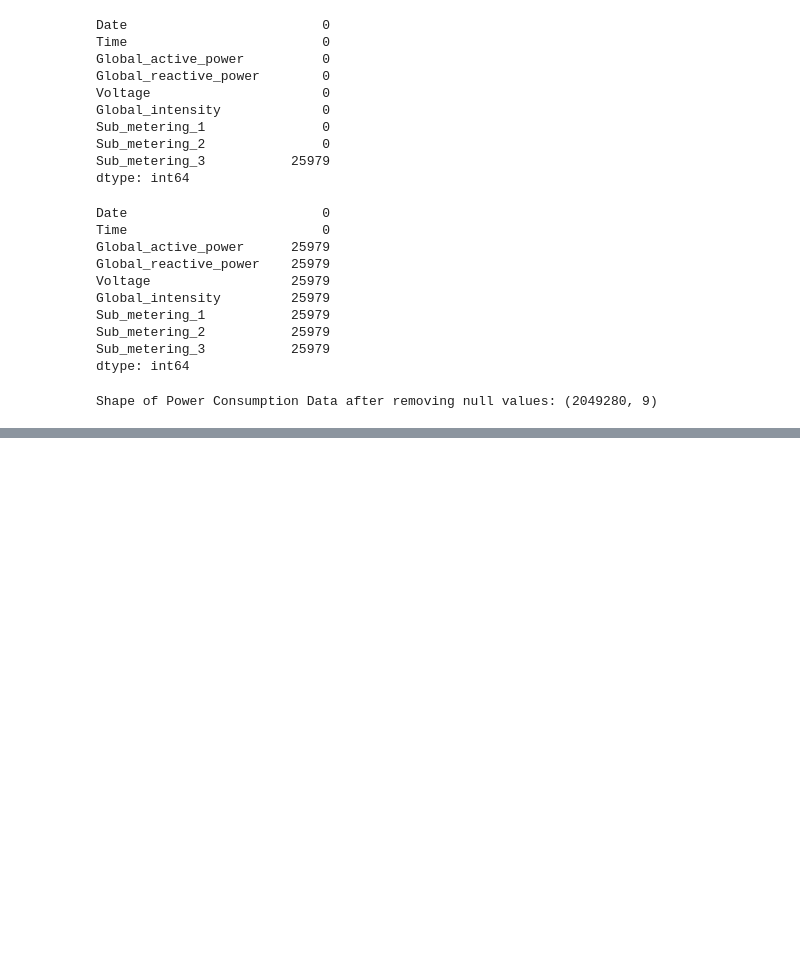
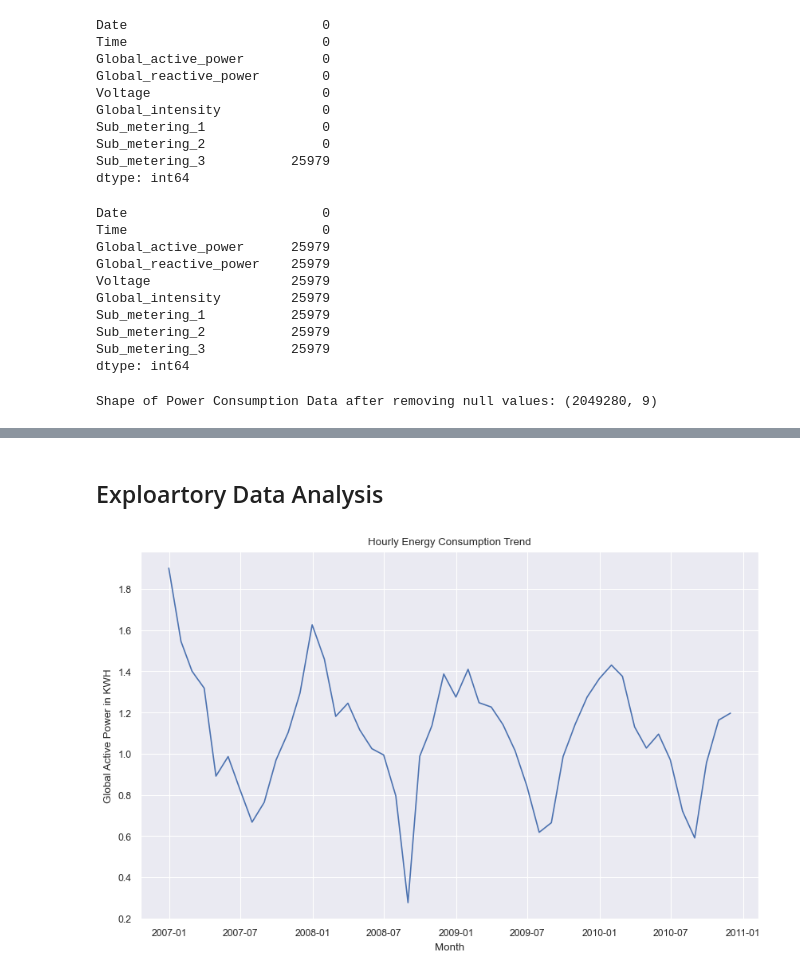
Before and after one commit to Shubhamchaurasia014/Energy-Consumption-Analytics, a Jupyter notebook: power_consumption_analysis.ipynb, the cells around one changed output, grey strips where cells are left out. Cells and saved outputs as stored; diff of their text form; code cells hidden in the pictures; blank space fills up the shorter version.

```diff
--- a/power_consumption_analysis.ipynb
+++ b/power_consumption_analysis.ipynb
@@ -115,0 +122,3 @@ df.set_index('DateTime', inplace=True)
+# %%
+# Removing unnecessary columns
+df.drop(['Date','Time'], axis=1, inplace=True)
@@ -115,0 +135,17 @@ df.set_index('DateTime', inplace=True)
+# %% [markdown]
+## Exploartory Data Analysis
+# %%
+## Monthly consumption
+
+# Monthly resampling
+monthly_df = df.resample('M').mean()
+
+# Plot
+plt.figure(figsize=(10,6))
+plt.plot(monthly_df.index, monthly_df['Global_active_power'])
+plt.title("Hourly Energy Consumption Trend")
+plt.xlabel("Month")
+plt.ylabel("Global Active Power in KWH")
+plt.show()
+# %% [output]
+[figure, added]
```
Also changed, not shown: parts of 11 cells of this notebook.
